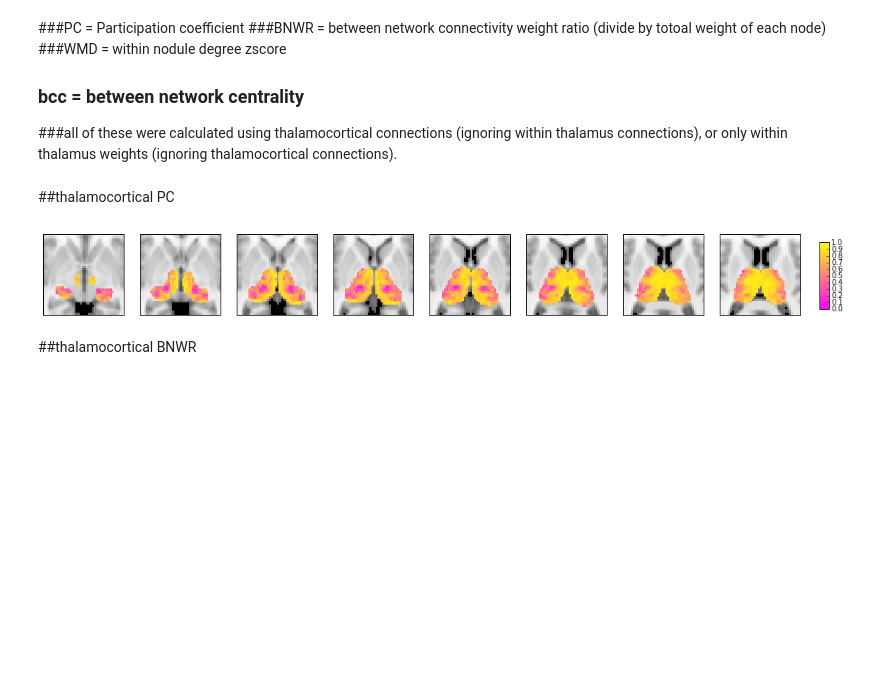
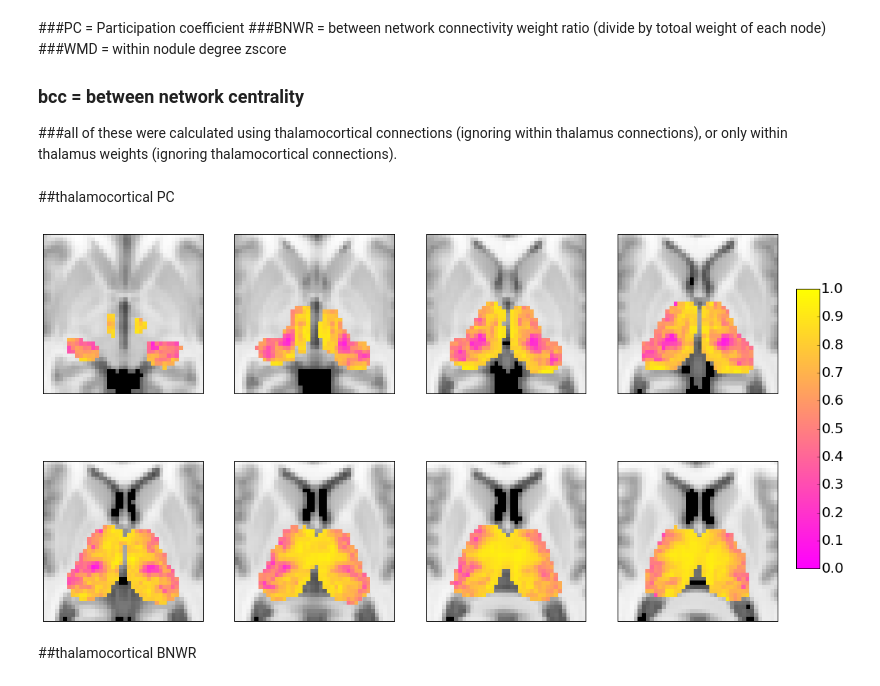
Before and after one commit to kaihwang/FuncParcel, a Jupyter notebook: Visualize Parcellation.ipynb, the cells around one changed output. Cells and saved outputs as stored; diff of their text form; code cells hidden in the pictures; blank space fills up the shorter version.

```diff
--- a/Visualize Parcellation.ipynb
+++ b/Visualize Parcellation.ipynb
@@ -140,7 +161,7 @@ visualize_parcellation(MGH_CortexCIs, cmap)
 # %% [markdown]
 # Visualize nodal properties (PC, WMDs... etc)
 # %%
-def visualize_nodal_property(CIs, lb, ub):
+def visualize_nodal_property(CIs, lb, ub, savepath):
     # show volum image
     MNI_img = nib.load('/home/despoB/connectome-thalamus/ROIs/MNI152_T1_2mm_brain.nii.gz')
     MNI_data = MNI_img.get_data()
@@ -166,16 +187,18 @@ def visualize_nodal_property(CIs, lb, ub):
     Z_slices = range(np.min(Thalamus_voxel_coordinate[:,2])+2, np.max(Thalamus_voxel_coordinate[:,2])-4,1)
     fig = plt.figure()
     for i, Z_slice in enumerate(Z_slices):
-        a = plt.subplot(1, len(Z_slices), i+1 )
+        a = plt.subplot(2, len(Z_slices)/2, i+1 )
         a.set_yticks([])
         a.set_xticks([])
         plt.imshow(MNI_data[40:80, 25:65, Z_slice], cmap='gray', interpolation='nearest')
         im=plt.imshow(Mask[40:80, 25:65, Z_slice],cmap=cmap, interpolation='none', vmin =lb, vmax=ub)
         plt.ylim(plt.ylim()[::-1])
 
-    cbar_ax = fig.add_axes([0.92,.45,.01,.12])
-    fig.colorbar(im, cax=cbar_ax)
+    cbar_ax = fig.add_axes([0.92,.25,.025,.52])
+    cbar = fig.colorbar(im, cax=cbar_ax)
+    cbar.ax.tick_params(labelsize=20)
     fig.set_size_inches(18.5,10.5)
+    plt.savefig(savepath, bbox_inches='tight')
 # %% [markdown]
 ###PC = Participation coefficient
 ###BNWR = between network connectivity weight ratio (divide by totoal weight of each node)
@@ -198,9 +221,9 @@ Tha_bcc = pickle.load(open('/home/despoB/kaihwang/bin/FuncParcel/Data/MGH_bcc',
 # %% [markdown]
 ##thalamocortical PC
 # %%
-visualize_nodal_property(Tha_PCs[320:]/13.5, 0, 1)
+visualize_nodal_property(Tha_PCs[320:]/13.5, 0, 1, 'Data/Tha_PC.png')
 # %% [output]
-[figure, old version]
+[figure, new version]
 # %% [markdown]
 ##thalamocortical BNWR
 # %%
```
Also changed, not shown: parts of 11 cells of this notebook, 2 other files.
